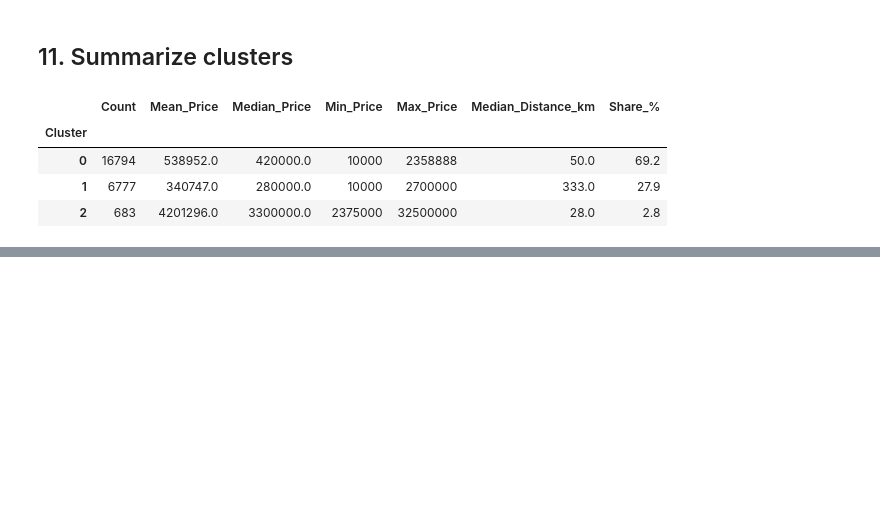
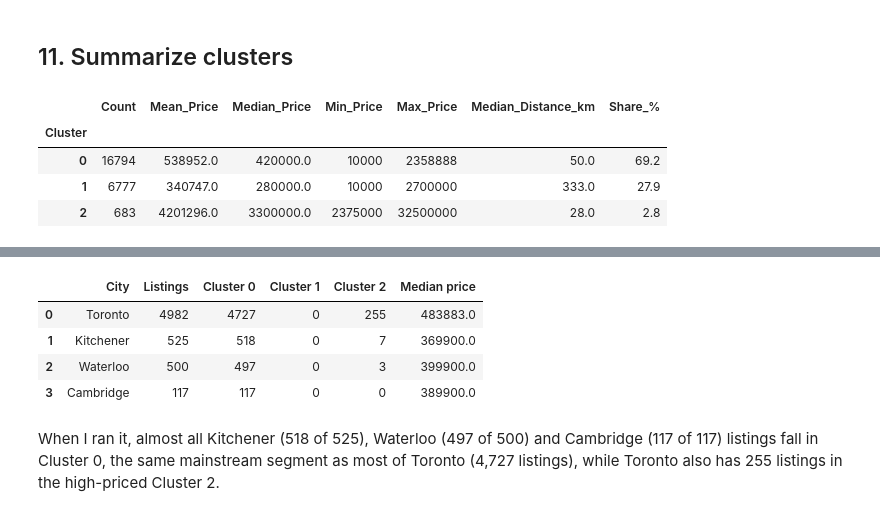
Before and after one commit to antoniosg2025-stack/PROG8431_Group5, a Jupyter notebook: ProblemAnalysisWorkshopB/Workshop_B_Property_Clustering.ipynb, the cells around one changed output, grey strips where cells are left out. Cells and saved outputs as stored; diff of their text form; code cells hidden in the pictures; blank space fills up the shorter version.

```diff
--- a/ProblemAnalysisWorkshopB/Workshop_B_Property_Clustering.ipynb
+++ b/ProblemAnalysisWorkshopB/Workshop_B_Property_Clustering.ipynb
@@ -408,0 +405,16 @@ For example, we can use these groups to ask whether properties in Kitchener-Wate
+# %%
+cities = ["Toronto", "Kitchener", "Waterloo", "Cambridge"]
+rows = []
+for city in cities:
+    subset = data[data["Address"].str.contains(f"{city}, ON", case=False, na=False)]
+    counts = subset["Cluster"].value_counts().reindex(range(K_FINAL), fill_value=0)
+    rows.append({"City": city, "Listings": len(subset), **{f"Cluster {k}": counts[k] for k in range(K_FINAL)}, "Median price": subset["Price ($)"].median()})
+display(pd.DataFrame(rows))
+# %% [output]
+|  | City | Listings | Cluster 0 | Cluster 1 | Cluster 2 | Median price |
+| 0 | Toronto | 4982 | 4727 | 0 | 255 | 483883.0 |
+| 1 | Kitchener | 525 | 518 | 0 | 7 | 369900.0 |
+| 2 | Waterloo | 500 | 497 | 0 | 3 | 399900.0 |
+| 3 | Cambridge | 117 | 117 | 0 | 0 | 389900.0 |
+# %% [markdown]
+When I ran it, almost all Kitchener (518 of 525), Waterloo (497 of 500) and Cambridge (117 of 117) listings fall in Cluster 0, the same mainstream segment as most of Toronto (4,727 listings), while Toronto also has 255 listings in the high-priced Cluster 2.
```
Also changed, not shown: parts of 9 cells of this notebook.
